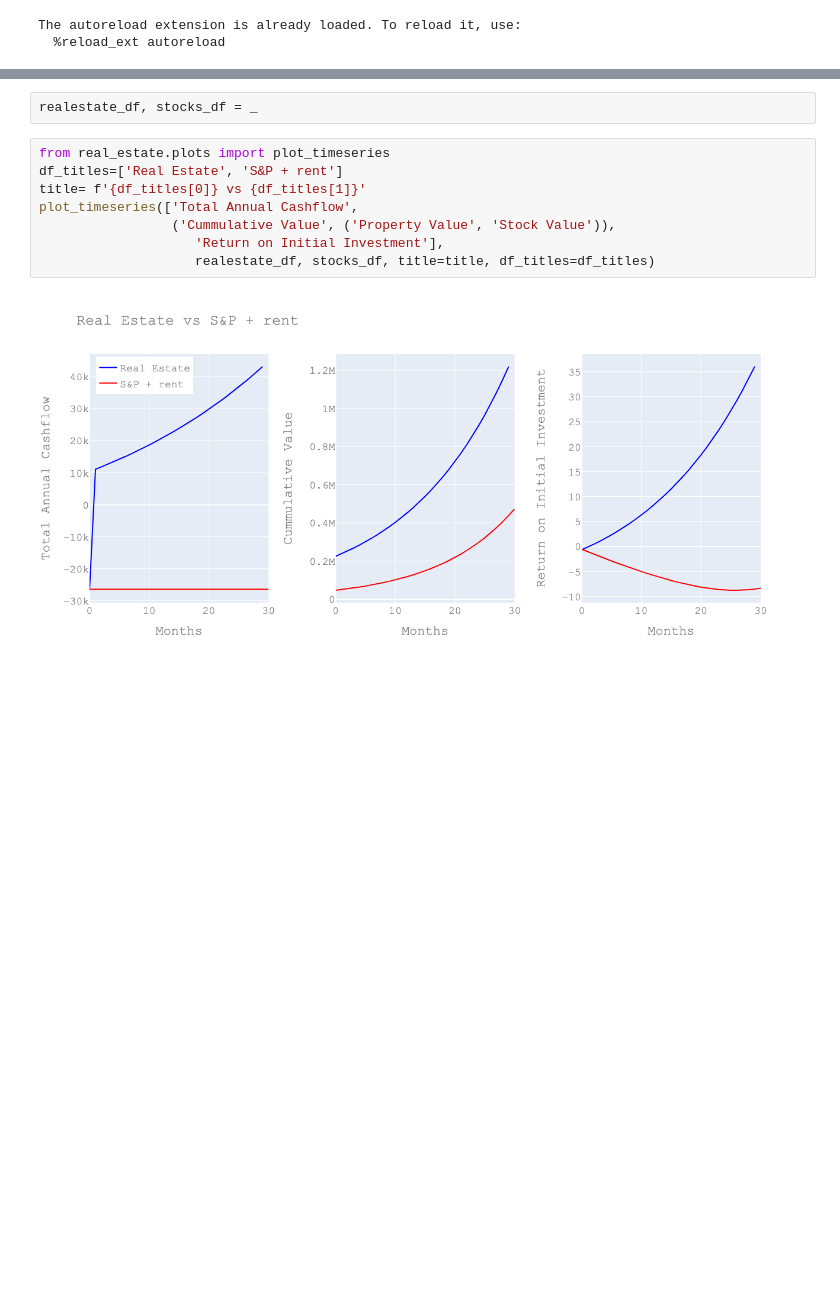
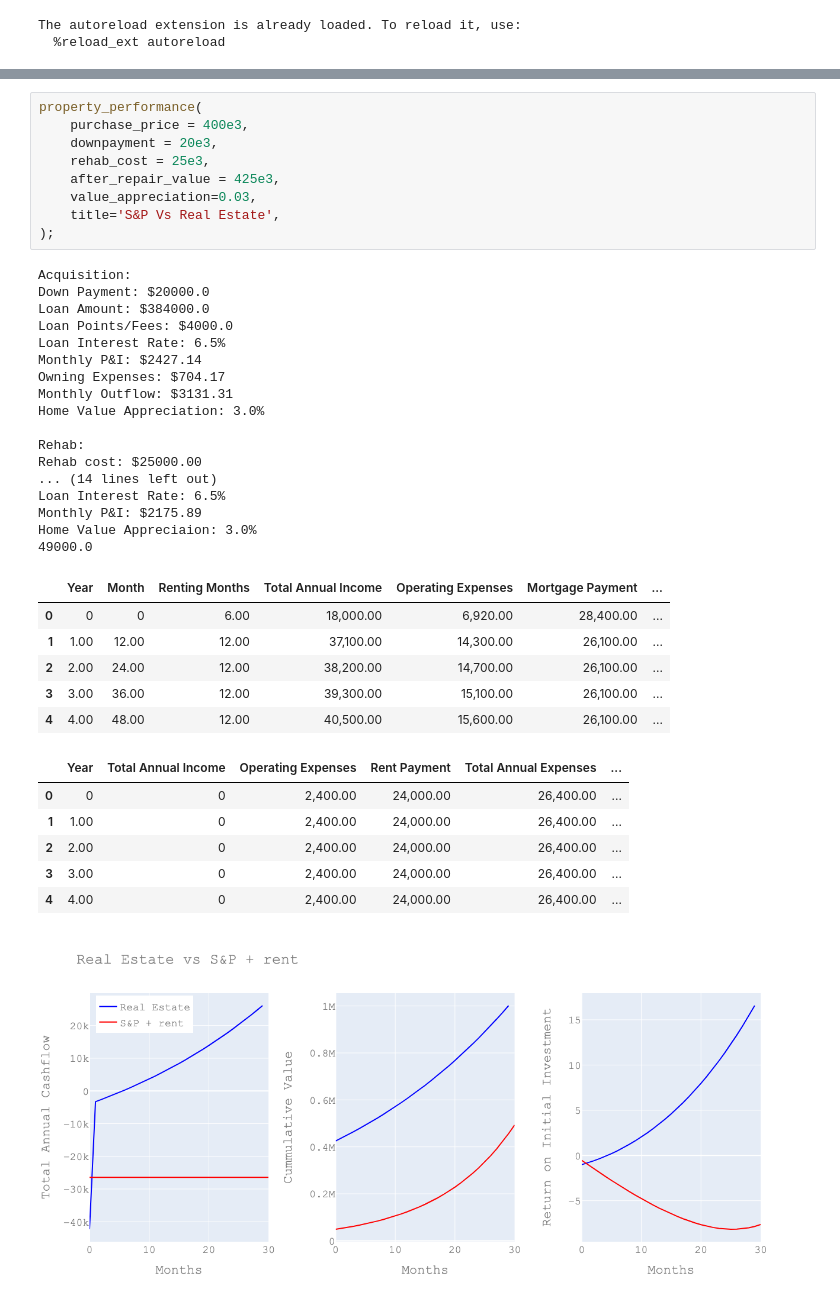
Before and after one commit to RupertDodkins/real_estate, a Jupyter notebook: scripts/mutliplot_view.ipynb, the cells around one changed output, grey strips where cells are left out. Saved outputs shown, nothing was run; the diff lists cells and outputs as text; blank space fills up the shorter version.

Commit message:
fix of the mortgages and implementation of stock margin

```diff
--- a/scripts/mutliplot_view.ipynb
+++ b/scripts/mutliplot_view.ipynb
@@ -57,12 +48,40 @@ True 1 3 Total Annual Cashflow
-# %%
-realestate_df, stocks_df = _
-# %%
-from real_estate.plots import plot_timeseries
-df_titles=['Real Estate', 'S&P + rent']
-title= f'{df_titles[0]} vs {df_titles[1]}'
-plot_timeseries(['Total Annual Cashflow',
-                 ('Cummulative Value', ('Property Value', 'Stock Value')),
-                    'Return on Initial Investment'],
-                    realestate_df, stocks_df, title=title, df_titles=df_titles)
-# %% [output]
-[figure, removed]
+# %%
+property_performance(
+    purchase_price = 400e3,
+    downpayment = 20e3,
+    rehab_cost = 25e3,
+    after_repair_value = 425e3,
+    value_appreciation=0.03,
+    title='S&P Vs Real Estate',
+);
+# %% [output]
+Acquisition:
+Down Payment: $20000.0
+Loan Amount: $384000.0
+Loan Points/Fees: $4000.0
+Loan Interest Rate: 6.5%
+Monthly P&I: $2427.14
+Owning Expenses: $704.17
+Monthly Outflow: $3131.31
+Home Value Appreciation: 3.0%
+
+Rehab:
+Rehab cost: $25000.00
+... (14 lines left out)
+Loan Interest Rate: 6.5%
+Monthly P&I: $2175.89
+Home Value Appreciaion: 3.0%
+49000.0
+|  | Year | Month | Renting Months | Total Annual Income | Operating Expenses | Mortgage Payment | ... |
+| 0 | 0 | 0 | 6.00 | 18,000.00 | 6,920.00 | 28,400.00 | ... |
+| 1 | 1.00 | 12.00 | 12.00 | 37,100.00 | 14,300.00 | 26,100.00 | ... |
+| 2 | 2.00 | 24.00 | 12.00 | 38,200.00 | 14,700.00 | 26,100.00 | ... |
+| 3 | 3.00 | 36.00 | 12.00 | 39,300.00 | 15,100.00 | 26,100.00 | ... |
+| 4 | 4.00 | 48.00 | 12.00 | 40,500.00 | 15,600.00 | 26,100.00 | ... |
+|  | Year | Total Annual Income | Operating Expenses | Rent Payment | Total Annual Expenses | ... |
+| 0 | 0 | 0 | 2,400.00 | 24,000.00 | 26,400.00 | ... |
+| 1 | 1.00 | 0 | 2,400.00 | 24,000.00 | 26,400.00 | ... |
+| 2 | 2.00 | 0 | 2,400.00 | 24,000.00 | 26,400.00 | ... |
+| 3 | 3.00 | 0 | 2,400.00 | 24,000.00 | 26,400.00 | ... |
+| 4 | 4.00 | 0 | 2,400.00 | 24,000.00 | 26,400.00 | ... |
+[figure, added]
```
Also changed, not shown: parts of 15 cells of this notebook, 5 other files.
